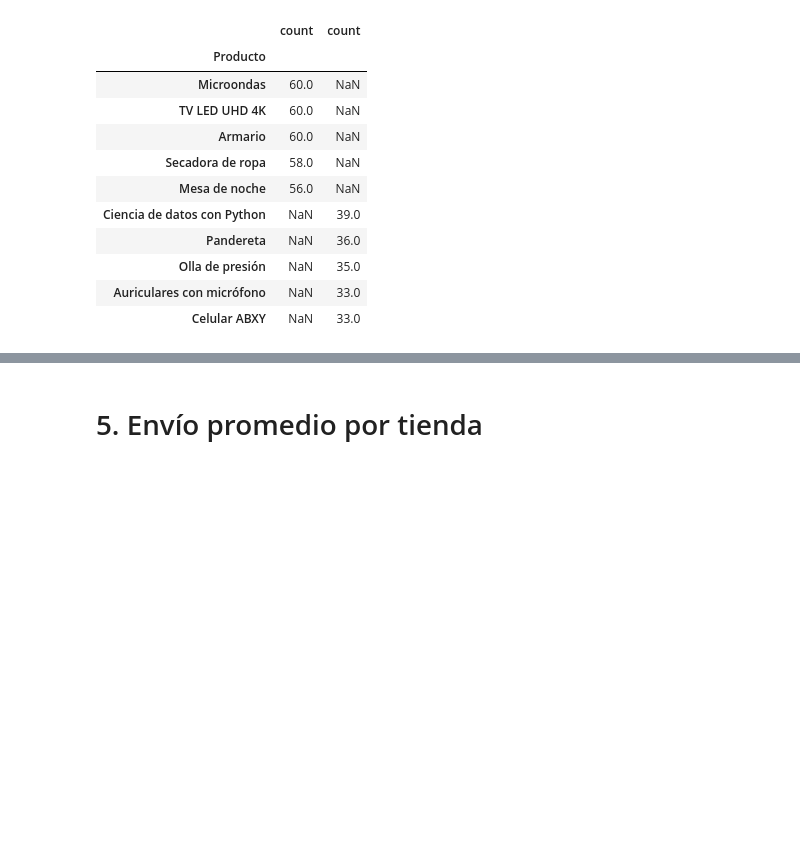
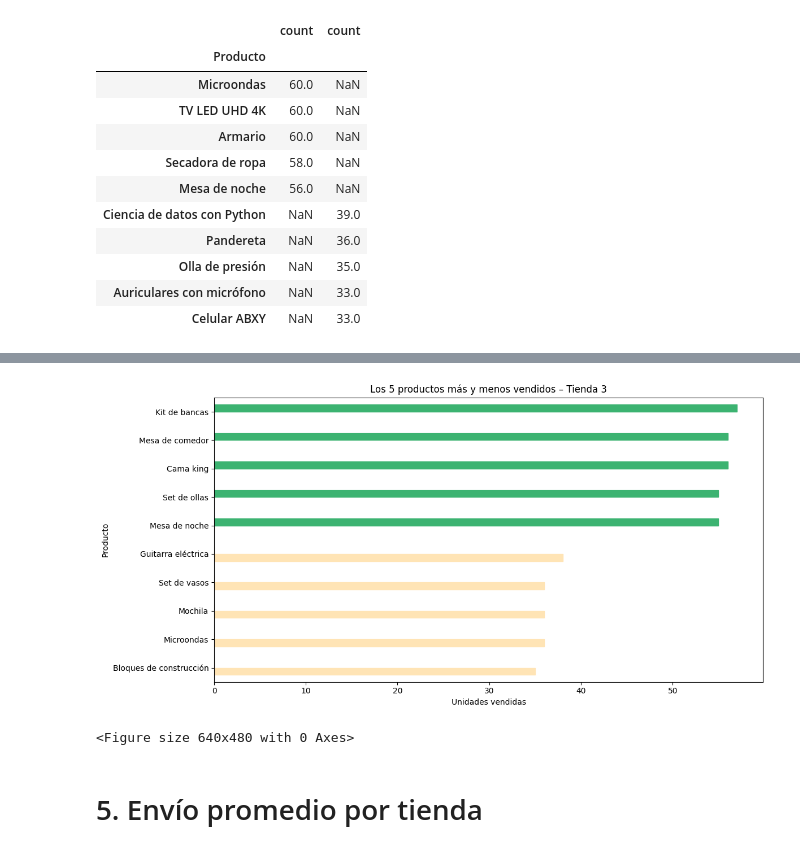
Before and after one commit to ayelar/challenge-alura-store, a Jupyter notebook: AluraStoreLatam.ipynb, the cells around one changed output, grey strips where cells are left out. Cells and saved outputs as stored; diff of their text form; code cells hidden in the pictures; blank space fills up the shorter version.

```diff
--- a/AluraStoreLatam.ipynb
+++ b/AluraStoreLatam.ipynb
@@ -454,3 +501,9 @@ t2_venta_productos
 # %%
 t3_venta_productos = tienda3['Producto'].value_counts()
 t3_venta_productos
+# %%
+t3_top5  = t3_venta_productos.head(5)
+t3_ultimos5 = t3_venta_productos.tail(5)
+# %%
+t3_top_ultimos = pd.concat([t3_top5, t3_ultimos5], axis=1)
+t3_top_ultimos
@@ -457,3 +523,27 @@ t3_venta_productos
+# %%
+ax = t3_top_ultimos.plot(
+    kind='barh',
+    figsize=(12,6),
+    legend=False
+)
+ax.set_title('Los 5 productos más y menos vendidos – Tienda 3')
+ax.set_xlabel('Unidades vendidas')
+ax.invert_yaxis()
+
+for i, barra in enumerate(ax.patches):
+    if i < 5:
+        barra.set_color('mediumseagreen')  # top 5
+    else:
+        barra.set_color('moccasin')            # bottom 5
+
+plt.tight_layout()
+plt.show()
+
+plt.tight_layout()
+plt.show()
+# %% [output]
+[figure, added]
+<Figure size 640x480 with 0 Axes>
 # %%
 t4_venta_productos = tienda4['Producto'].value_counts()
 t4_venta_productos
```
Also changed, not shown: parts of 8 cells of this notebook.
